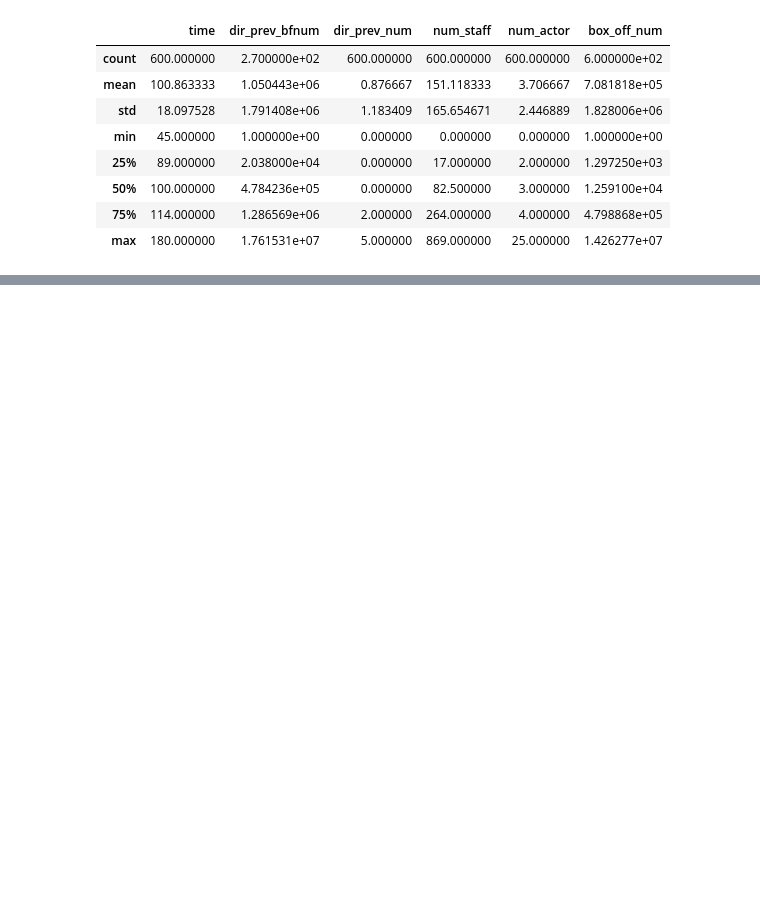
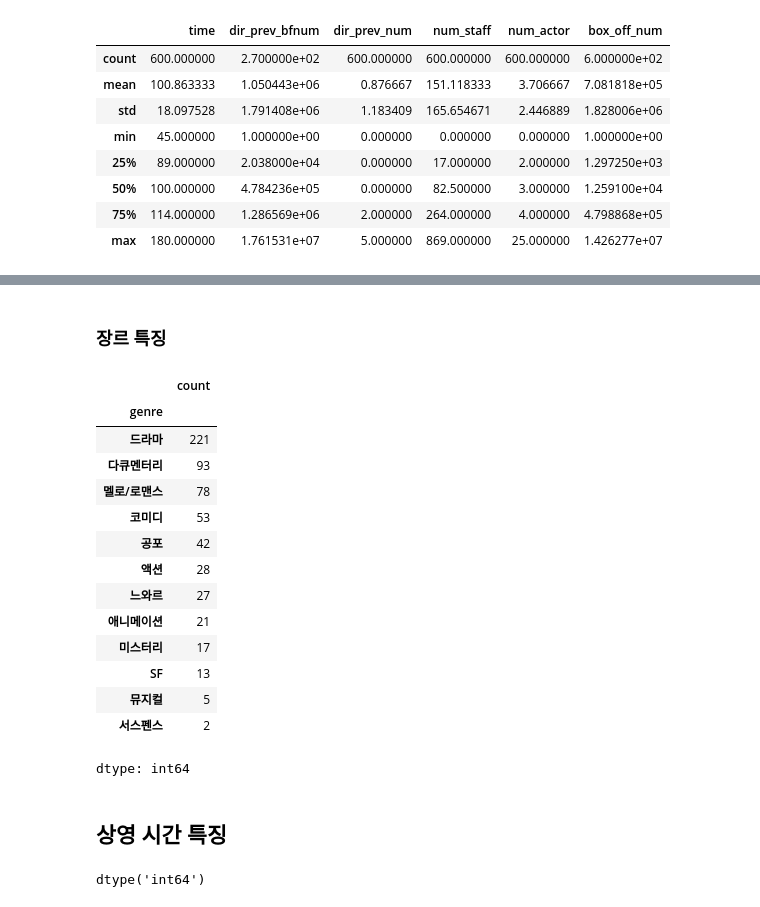
Before and after one commit to ys23-lys/ESAA, a Jupyter notebook: ESAA_YB3_미니_프로젝트.ipynb, the cells around one changed output, grey strips where cells are left out. Saved outputs shown, nothing was run; the diff lists cells and outputs as text; code cells hidden in the pictures; blank space fills up the shorter version.

```diff
--- a/ESAA_YB3_미니_프로젝트.ipynb
+++ b/ESAA_YB3_미니_프로젝트.ipynb
@@ -86,0 +202,26 @@ train.describe()
+# %% [markdown]
+### **장르 특징**
+# %%
+train.genre.value_counts() # 장르별 count
+# %% [output]
+|  | count |
+| genre |  |
+| 드라마 | 221 |
+| 다큐멘터리 | 93 |
+| 멜로/로맨스 | 78 |
+| 코미디 | 53 |
+| 공포 | 42 |
+| 액션 | 28 |
+| 느와르 | 27 |
+| 애니메이션 | 21 |
+| 미스터리 | 17 |
+| SF | 13 |
+| 뮤지컬 | 5 |
+| 서스펜스 | 2 |
+dtype: int64
+# %% [markdown]
+## **상영 시간 특징**
+# %%
+train.time.dtype
+# %% [output]
+dtype('int64')
```
Also changed, not shown: parts of 21 cells of this notebook.
